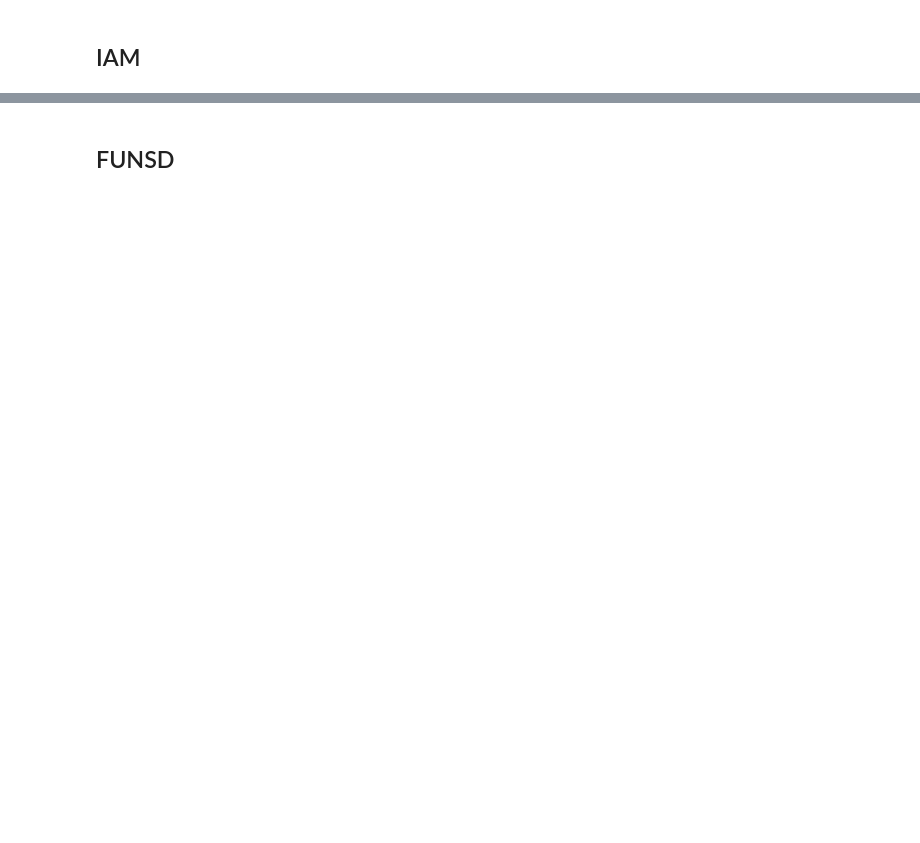
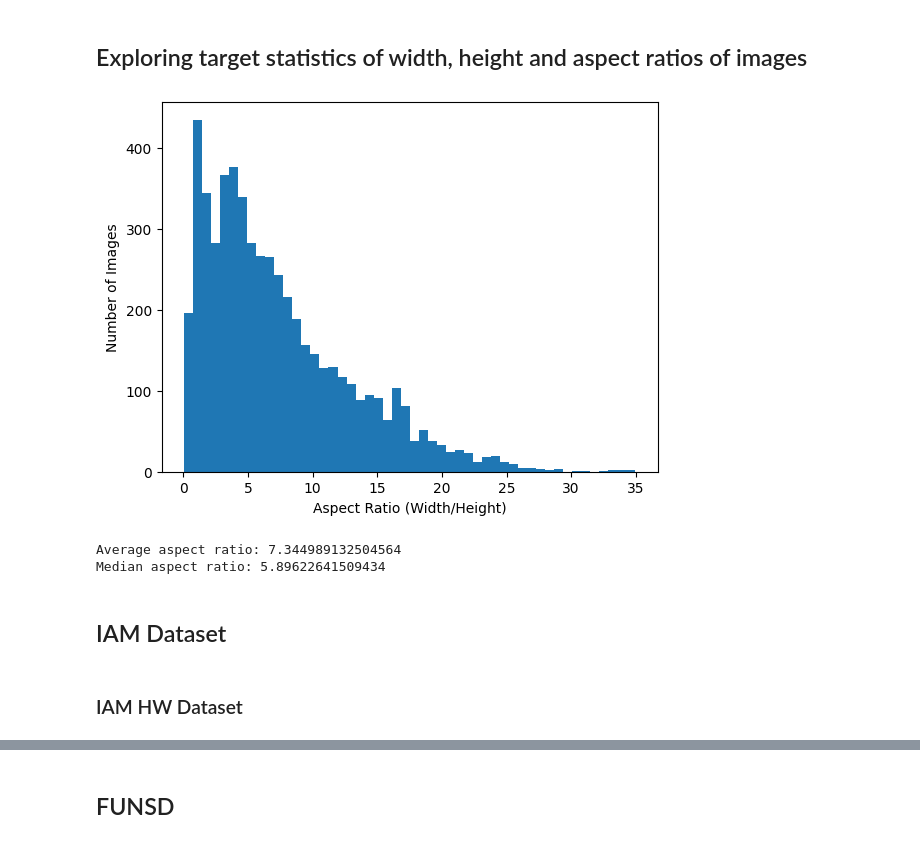
Before and after one commit to BU-Spark/ml-herbarium, a Jupyter notebook: trocr/evaluation-dataset/handwritten-typed-text-classification/Data_Collection.ipynb, the cells around one changed output, grey strips where cells are left out. Cells and saved outputs as stored; diff of their text form; code cells hidden in the pictures; blank space fills up the shorter version.

```diff
--- a/trocr/evaluation-dataset/handwritten-typed-text-classification/Data_Collection.ipynb
+++ b/trocr/evaluation-dataset/handwritten-typed-text-classification/Data_Collection.ipynb
@@ -5,0 +28,26 @@ from PIL import Image
+# %% [markdown]
+## Exploring target statistics of width, height and aspect ratios of images
+# %%
+# check aspect ratio of images from CRAFT folder
+
+CRAFT_directory = "/projectnb/sparkgrp/kabilanm/goodfilescraft/"
+aspect_ratios = calculate_aspect_ratios(CRAFT_directory)
+
+# Calculate average aspect ratio
+average_aspect_ratio = np.mean(aspect_ratios)
+
+# Calculate median aspect ratio
+median_aspect_ratio = np.median(aspect_ratios)
+
+# Plot the distribution of aspect ratios
+plt.hist(aspect_ratios, bins=50)
+plt.xlabel('Aspect Ratio (Width/Height)')
+plt.ylabel('Number of Images')
+plt.show()
+
+print(f"Average aspect ratio: {average_aspect_ratio}")
+print(f"Median aspect ratio: {median_aspect_ratio}")
+# %% [output]
+[figure, added]
+Average aspect ratio: 7.344989132504564
+Median aspect ratio: 5.89622641509434
@@ -6,3 +56,5 @@ from PIL import Image
 # %% [markdown]
-## IAM
+## IAM Dataset
+# %% [markdown]
+### IAM HW Dataset
 # %%
```
Also changed, not shown: parts of 94 cells of this notebook, 2 other files.
